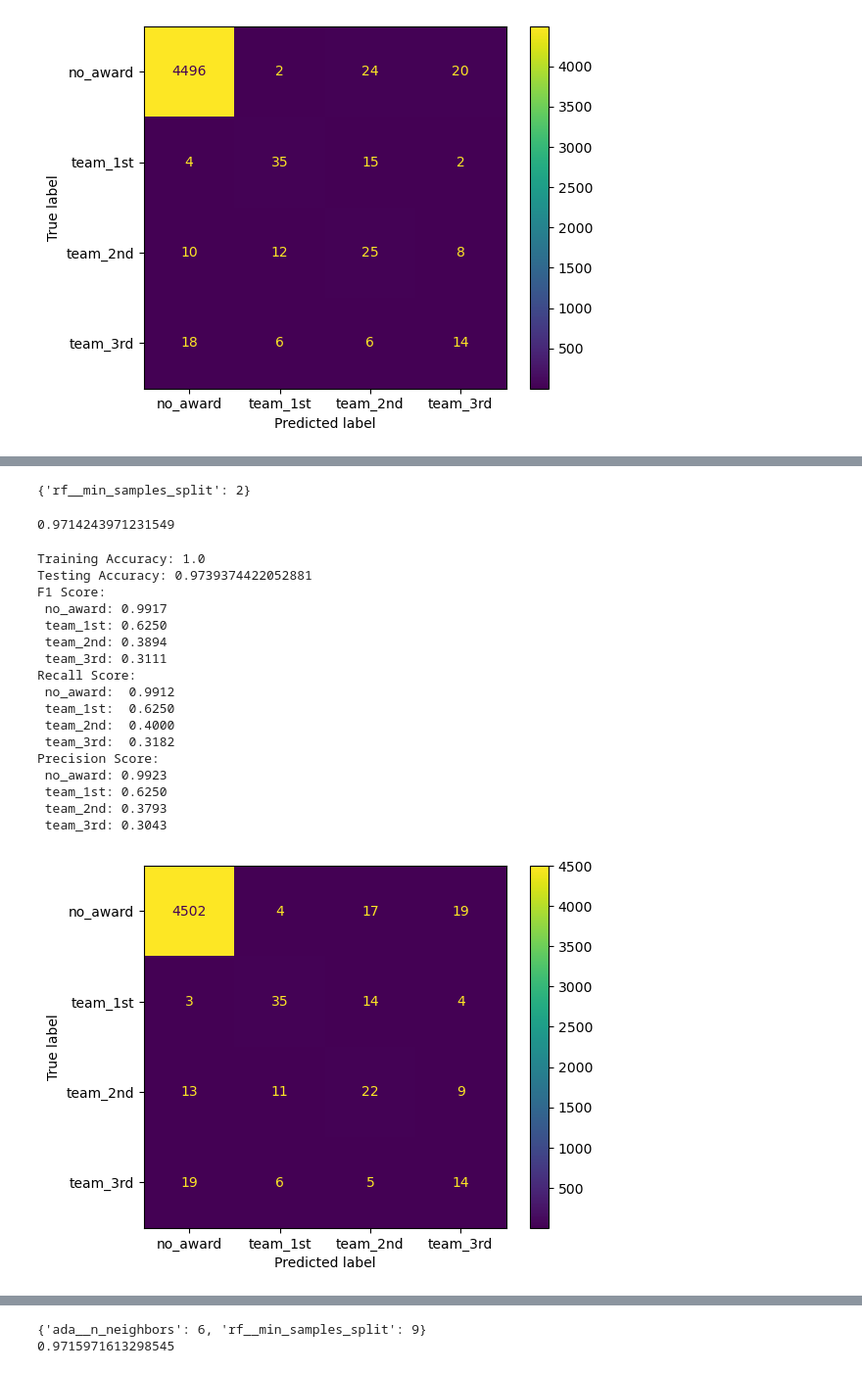
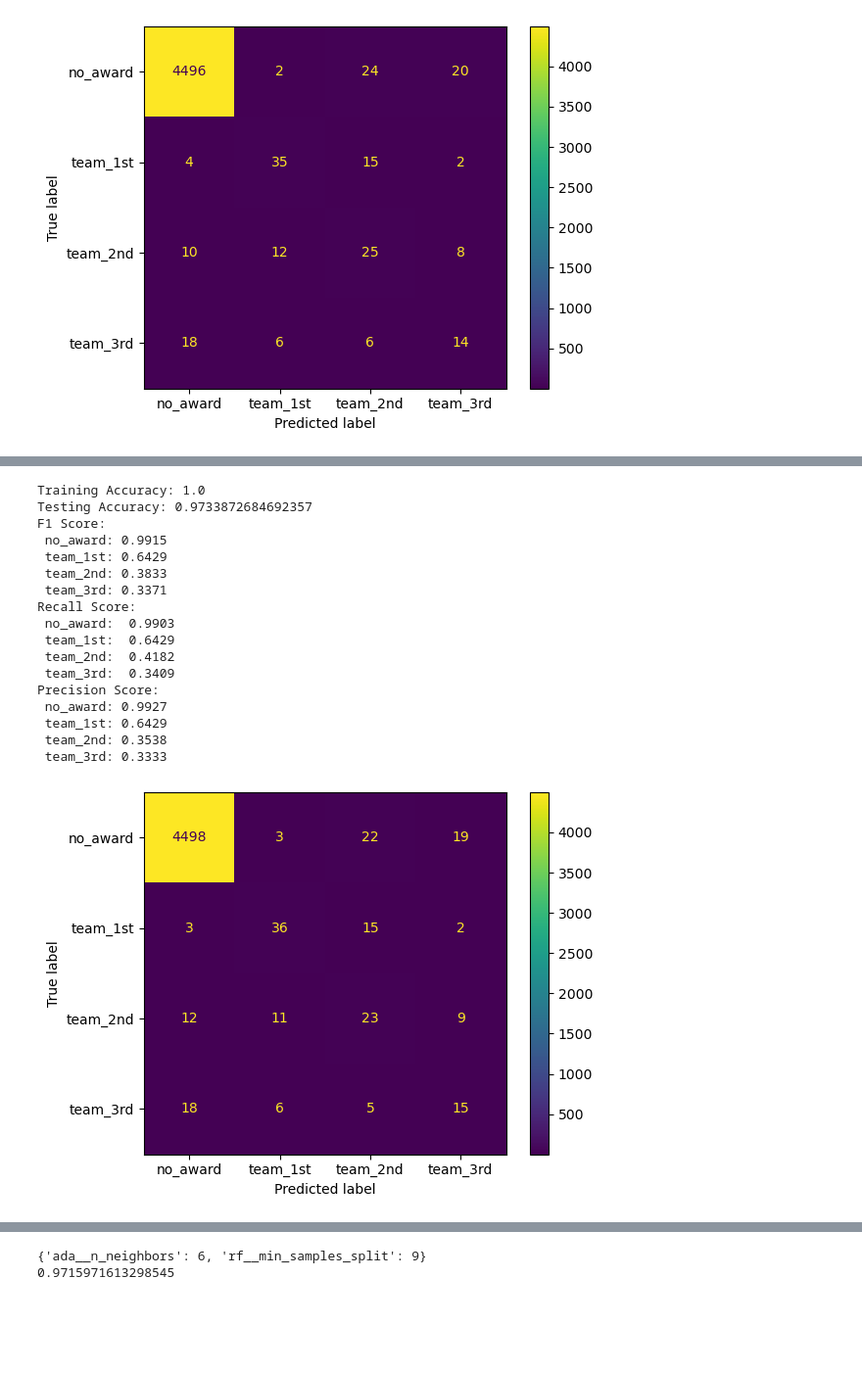
Before and after one commit to ewint814/All_NBA_Prediction, a Jupyter notebook: 03_Modeling.ipynb, the cells around one changed output, grey strips where cells are left out. Shown at 98% size. Drawn from its saved outputs; the diff is of its cells as text; code cells hidden in the pictures; blank space fills up the shorter version.

Commit message:
added more models

```diff
--- a/03_Modeling.ipynb
+++ b/03_Modeling.ipynb
@@ -209,22 +251,14 @@ Precision Score:
 # %%
+#create second pipeline with different sampling strategy
 pipe_2 = Pipeline([
     ('ss', StandardScaler()),
     ('smo', SMOTE(k_neighbors=5, random_state=42, sampling_strategy = {
     0: 18169,
-    1: 9000,
-    2: 9000,
-    3: 9000
+    1: 14000,
+    2: 14000,
+    3: 14000
 })),
-    ('rf', RandomForestClassifier(n_estimators=225, max_depth=None, min_samples_leaf=1, max_features='sqrt', random_state=42, class_weight='balanced', criterion='gini', bootstrap=False))])
+    ('rf', RandomForestClassifier(n_estimators=225, max_depth=None, min_samples_leaf=1, max_features='sqrt', random_state=42, class_weight='balanced', criterion='gini', bootstrap=False, min_samples_split=9))])
 
-params = {
-    'rf__min_samples_split': [2, 5, 10]
-}
-
-grid_2 = GridSearchCV(pipe_2,
-                      param_grid=params,
-                    scoring = 'f1_weighted',
-                    n_jobs=-1)
-
-grid_2.fit(X_train, y_train)
+pipe_2.fit(X_train, y_train)
 # %% [output]
@@ -245,30 +275,24 @@ GridSearchCV(estimator=Pipeline(steps=[('ss', StandardScaler()),
-# %%
-print(grid_2.best_params_)
-grid_2.best_score_
-# %% [output]
-{'rf__min_samples_split': 2}
-0.9714243971231549
 # %%
 # Predict on the test data
-pred_2 = grid_2.predict(X_test)
+pred_2 = pipe_2.predict(X_test)
 
-evaluate_model(grid_2, pred_2, X_train, y_train, X_test, y_test)
+evaluate_model(pipe_2, pred_2, X_train, y_train, X_test, y_test)
 # %% [output]
 Training Accuracy: 1.0
-Testing Accuracy: 0.9739374422052881
+Testing Accuracy: 0.9733872684692357
 F1 Score:
- no_award: 0.9917
- team_1st: 0.6250
- team_2nd: 0.3894
- team_3rd: 0.3111
+ no_award: 0.9915
+ team_1st: 0.6429
+ team_2nd: 0.3833
+ team_3rd: 0.3371
 Recall Score:
- no_award:  0.9912
- team_1st:  0.6250
- team_2nd:  0.4000
- team_3rd:  0.3182
+ no_award:  0.9903
+ team_1st:  0.6429
+ team_2nd:  0.4182
+ team_3rd:  0.3409
 Precision Score:
- no_award: 0.9923
- team_1st: 0.6250
- team_2nd: 0.3793
- team_3rd: 0.3043
+ no_award: 0.9927
+ team_1st: 0.6429
+ team_2nd: 0.3538
+ team_3rd: 0.3333
-[figure, old version]
+[figure, new version]
```
Also changed, not shown: parts of 30 cells of this notebook, 2 other files.
